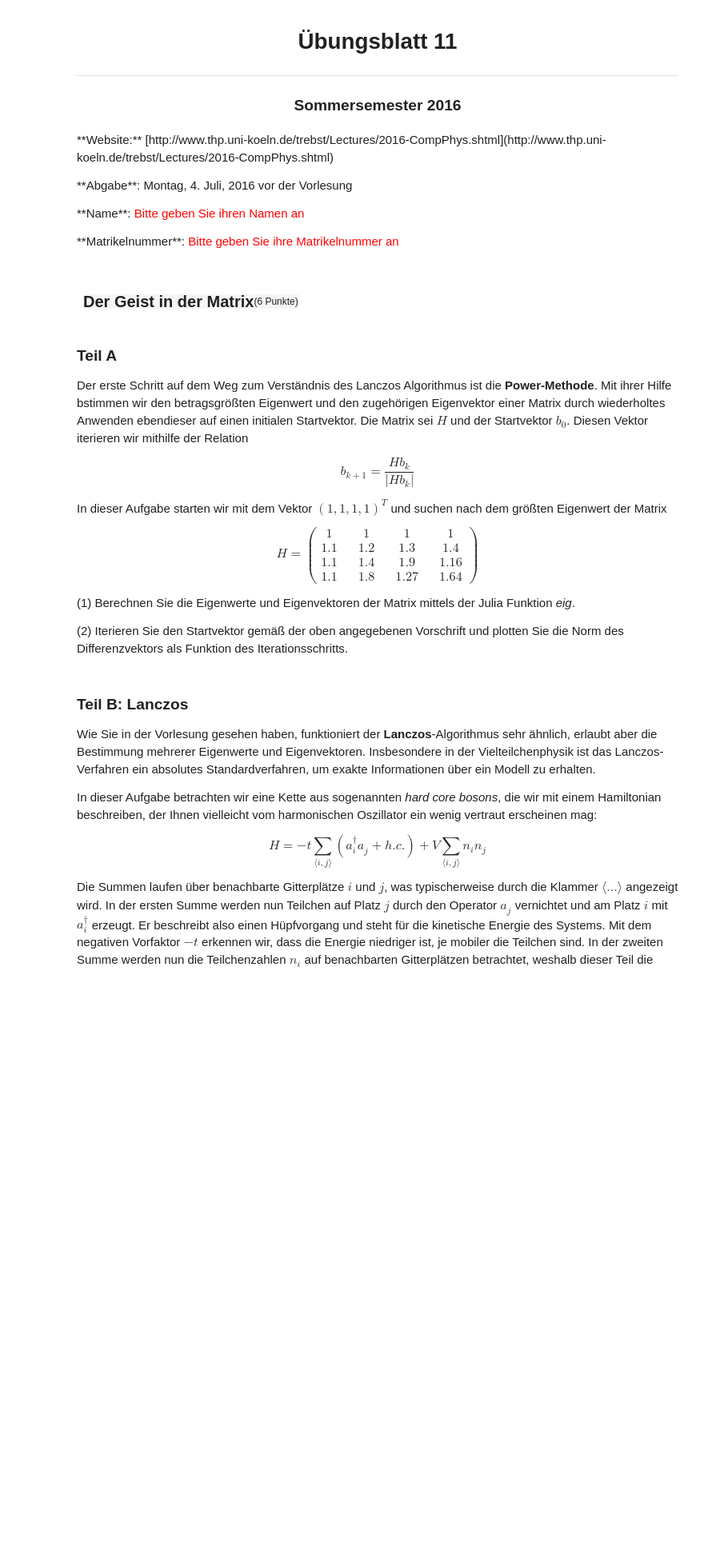
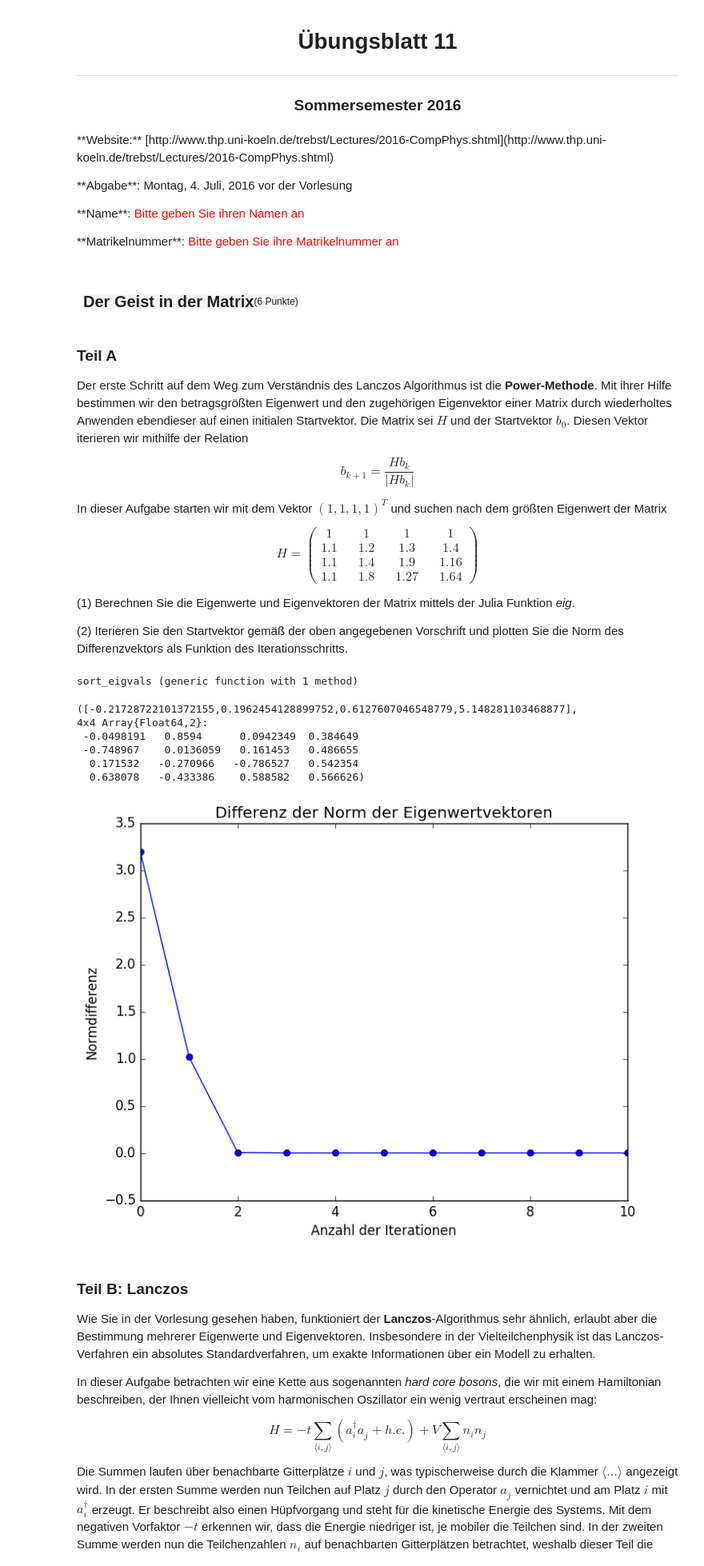
Before and after one commit to ofilla/compphys2016, a Jupyter notebook: uebung_11/11_geist_in_der_matrix.ipynb, the cells around one changed output. Shown at 80% size. Drawn from its saved outputs; the diff is of its cells as text; code cells hidden in the pictures; blank space fills up the shorter version.

```diff
--- a/uebung_11/11_geist_in_der_matrix.ipynb
+++ b/uebung_11/11_geist_in_der_matrix.ipynb
@@ -27,7 +27,7 @@
 <td style="border-style: none; width: 20%; margin: 0px; padding: 0px; text-align: right">(6 Punkte)</td></tr></table>
 # %% [markdown]
 ### Teil A
-Der erste Schritt auf dem Weg zum Verständnis des Lanczos Algorithmus ist die **Power-Methode**. Mit ihrer Hilfe bstimmen wir den betragsgrößten Eigenwert und den zugehörigen Eigenvektor einer Matrix durch wiederholtes Anwenden ebendieser auf einen initialen Startvektor. Die Matrix sei $H$ und der Startvektor $b_0$. Diesen Vektor iterieren wir mithilfe der Relation
+Der erste Schritt auf dem Weg zum Verständnis des Lanczos Algorithmus ist die **Power-Methode**. Mit ihrer Hilfe bestimmen wir den betragsgrößten Eigenwert und den zugehörigen Eigenvektor einer Matrix durch wiederholtes Anwenden ebendieser auf einen initialen Startvektor. Die Matrix sei $H$ und der Startvektor $b_0$. Diesen Vektor iterieren wir mithilfe der Relation
 
 \begin{equation}
 b_{k + 1} = \dfrac{H b_k}{|H b_k|}
@@ -47,6 +47,47 @@ H =
 (1) Berechnen Sie die Eigenwerte und Eigenvektoren der Matrix mittels der Julia Funktion *eig*.
 
 (2) Iterieren Sie den Startvektor gemäß der oben angegebenen Vorschrift und plotten Sie die Norm des Differenzvektors als Funktion des Iterationsschritts.
+# %%
+function sort_eigvals(tuple)
+    vals, vecs = tuple
+    permutation = sortperm(vals) # get the sorting permutation = order of sorted indexes
+    vals = vals[permutation]
+    vecs = vecs[:, permutation]
+
+    return (vals, vecs)
+end
+# %% [output]
+sort_eigvals (generic function with 1 method)
+# %%
+N = 10
+b = [1, 1, 1, 1]
+H = [1 1 1 1 ; 1.1 1.2 1.3 1.4 ; 1.1 1.4 1.9 1.16 ; 1.1 1.8 1.27 1.64];
+eigval0, eigvec0 = sort_eigvals(eig(H))
+# %% [output]
+([-0.21728722101372155,0.1962454128899752,0.6127607046548779,5.148281103468877],
+4x4 Array{Float64,2}:
+ -0.0498191   0.8594      0.0942349  0.384649
+ -0.748967    0.0136059   0.161453   0.486655
+  0.171532   -0.270966   -0.786527   0.542354
+  0.638078   -0.433386    0.588582   0.566626)
+# %%
+norm0 = norm(eigval0)
+norms = [norm0 - norm(b)]
+for i in 1:N
+    b2, b = b, H*b/norm(H*b)
+    push!(norms, norm(b2-b))
+end
+# %%
+using PyPlot
+
+title("Differenz der Norm der Eigenwertvektoren")
+xlabel("Anzahl der Iterationen")
+ylabel("Normdifferenz")
+plot(collect(0:N), norms, marker="o")
+ylim(-0.5,3.5)
+;
+# %% [output]
+[figure, added]
 # %% [markdown]
 ### Teil B: Lanczos
 
```
Also changed, not shown: parts of 4 cells of this notebook, 3 other files.
